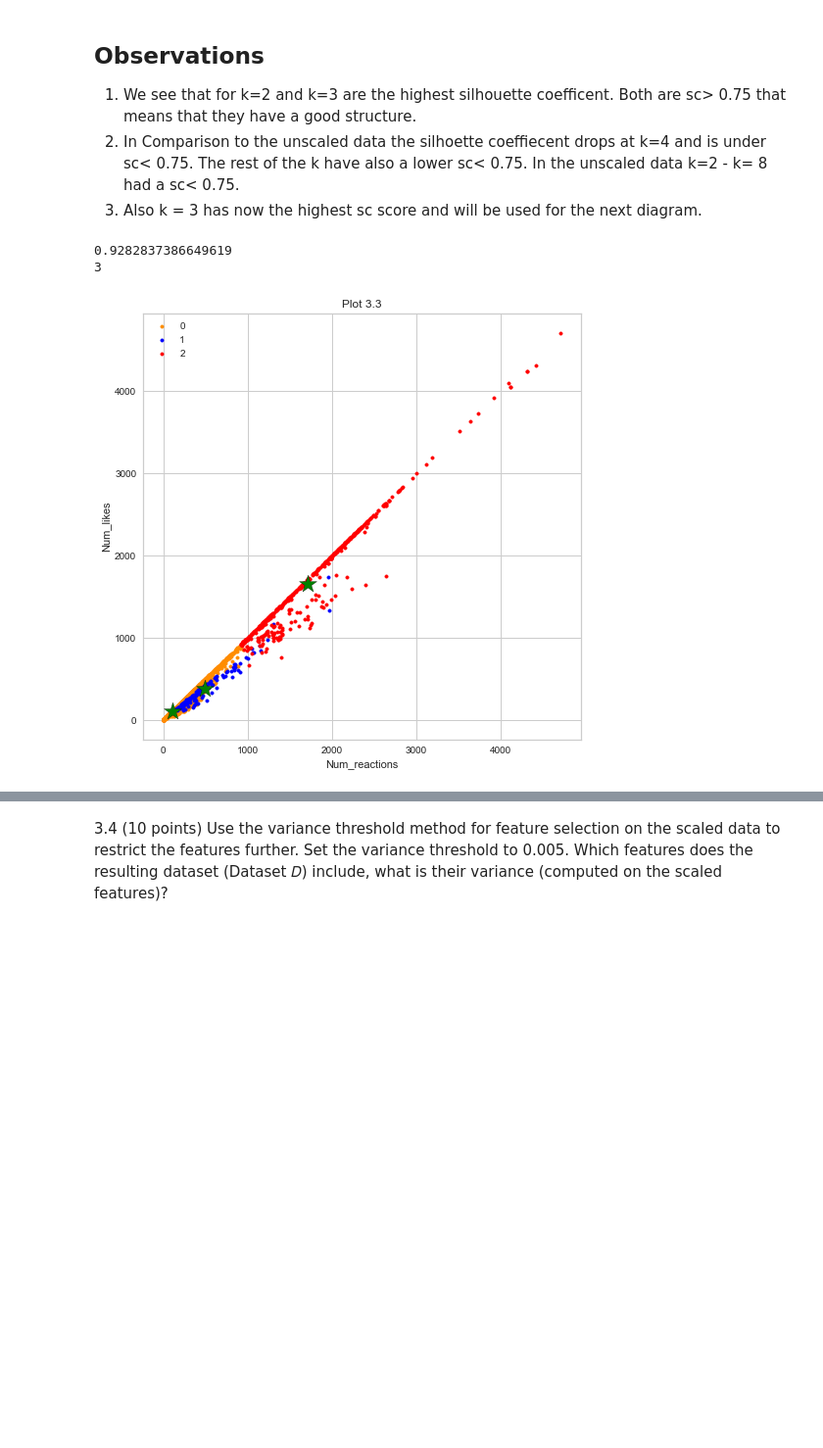
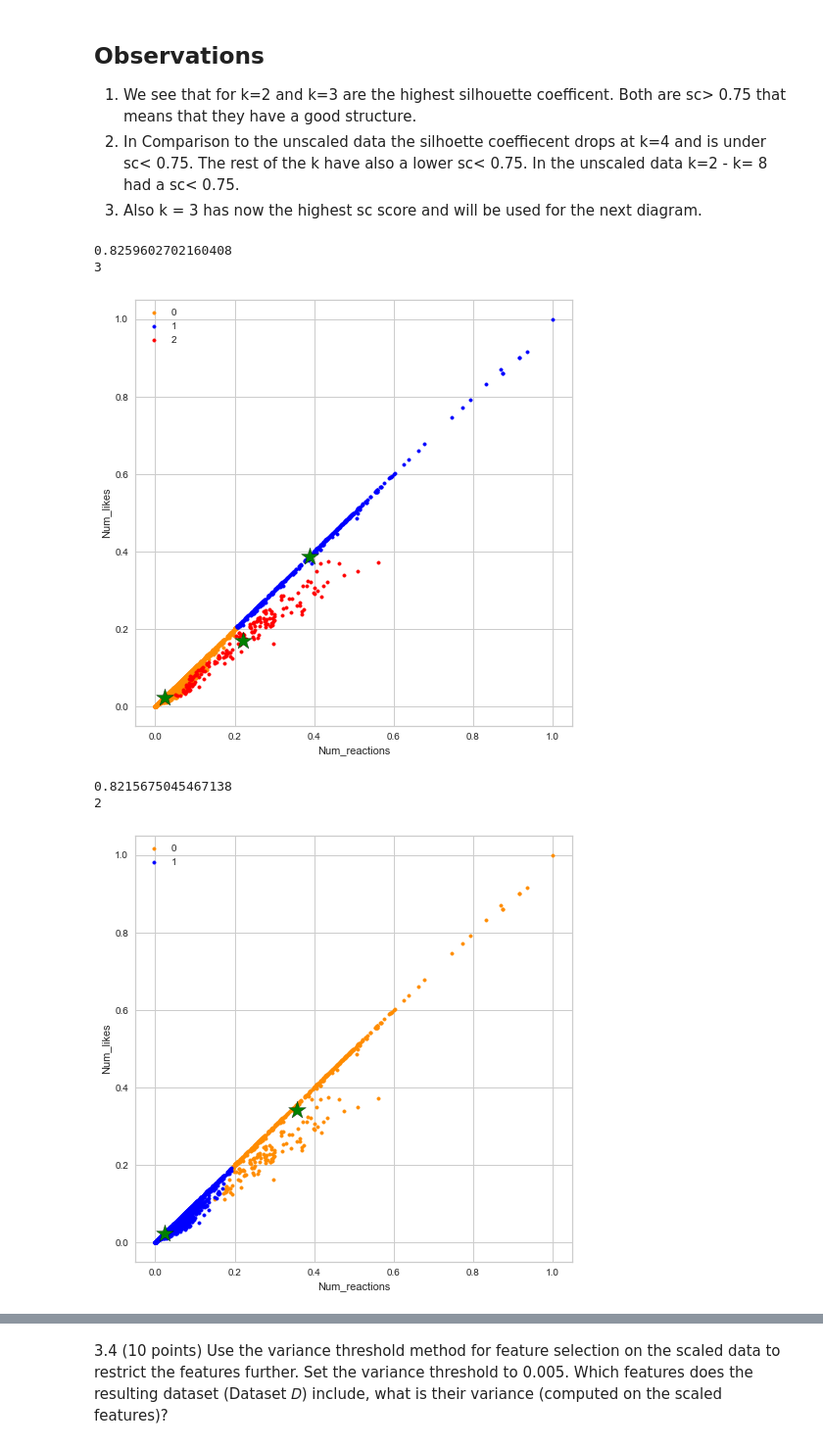
Before and after one commit to wuesten/Portfolio_1_MMS, a Jupyter notebook: portfolio_exam.ipynb, the cells around one changed output, grey strips where cells are left out. Shown: that part at 98% size. Saved outputs shown, nothing was run; the diff lists cells and outputs as text; code cells hidden in the pictures; blank space fills up the shorter version.

```diff
--- a/portfolio_exam.ipynb
+++ b/portfolio_exam.ipynb
@@ -361,10 +392,18 @@ Silhoutte score: 0.8259602702160408
 # %%
 colors=['darkorange', 'blue', 'red']
 kmeans,silhouette = calculate_silhouette_score(3,3,df_c)
-plot_clusters_with_centers(kmeans, df_b, 0, 3, '3.3','Plot 3.3')
+plot_clusters_with_centers(kmeans, df_c, 0, 3, '3.3')
 # %% [output]
-0.9282837386649619
+0.8259602702160408
 3
-[figure, old version]
+[figure, new version]
+# %%
+colors=['darkorange', 'blue', 'red']
+kmeans,silhouette = calculate_silhouette_score(2,2,df_c)
+plot_clusters_with_centers(kmeans, df_c, 0, 3, '3.3_2k')
+# %% [output]
+0.8215675045467138
+2
+[figure, added]
 # %%
 labels_3 = kmeans.predict(df_c)
```
Also changed, not shown: parts of 17 cells of this notebook, 5 other files.
